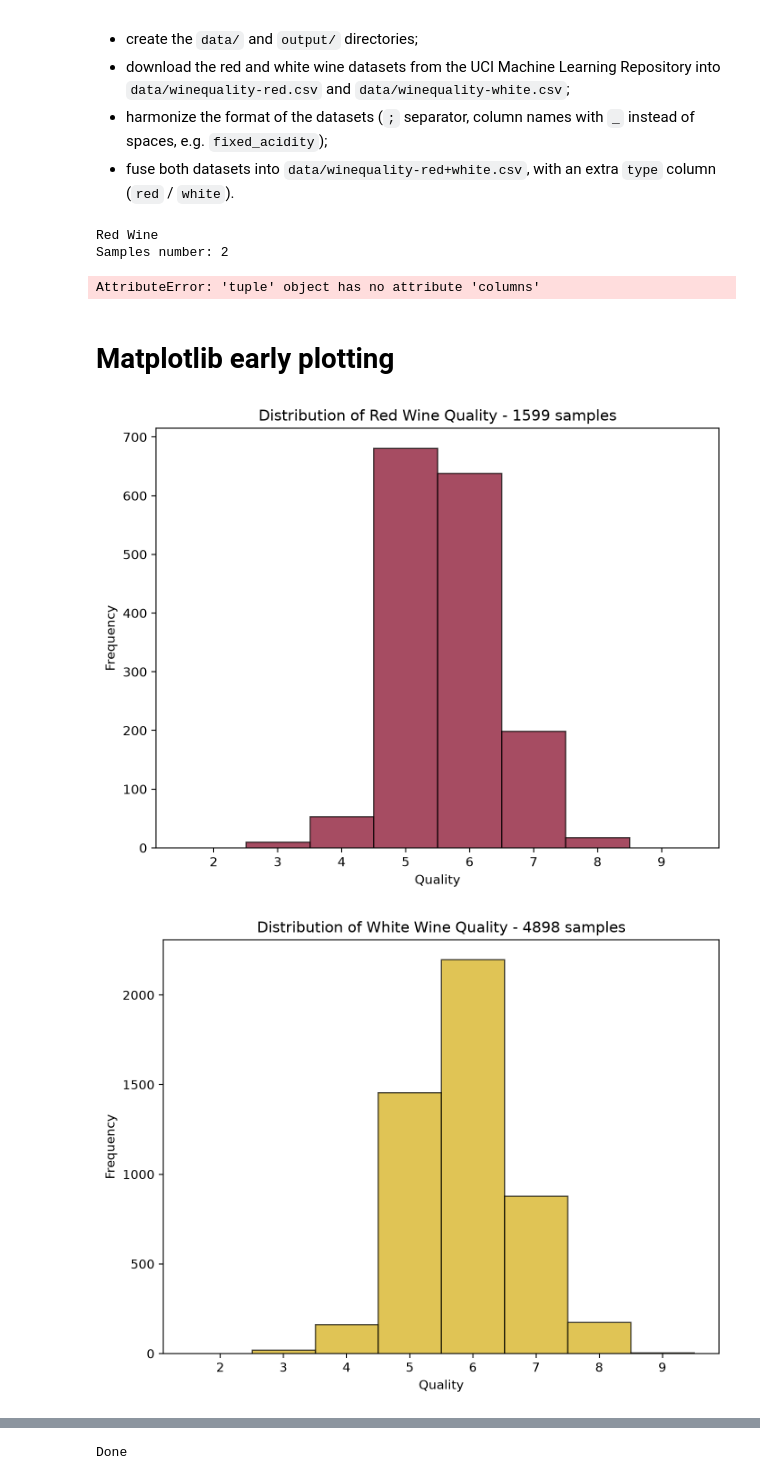
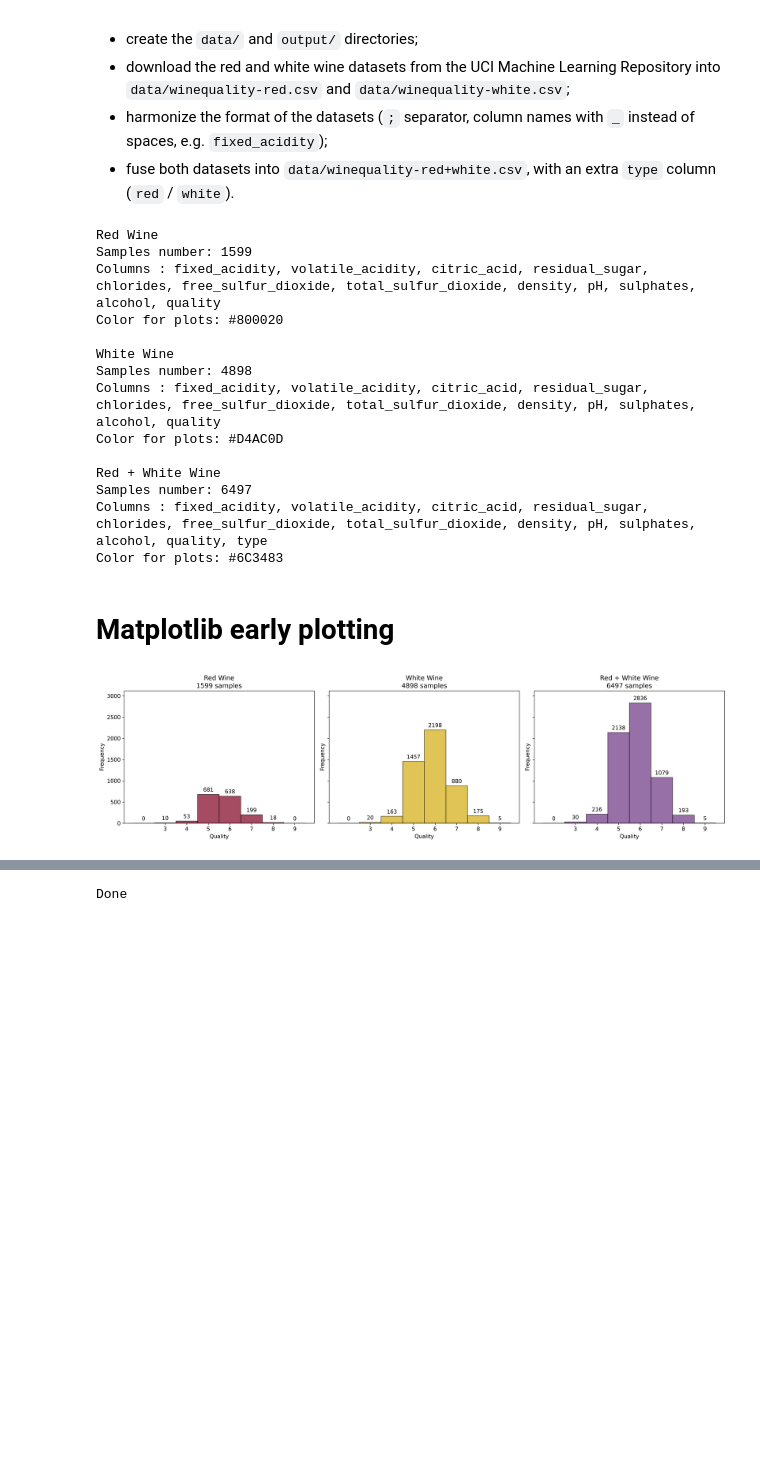
Before and after one commit to Alexandre-Mariotte/AM6020_SVM_Project, a Jupyter notebook: SVM_project.ipynb, the cells around one changed output, grey strips where cells are left out. Drawn from its saved outputs; the diff is of its cells as text; code cells hidden in the pictures; blank space fills up the shorter version.

Commit message:
histogram enhancement and matplot lib config

```diff
--- a/SVM_project.ipynb
+++ b/SVM_project.ipynb
@@ -168,27 +175,54 @@ datasets = {
     "Red + White Wine": (fused_wine_data, "#6C3483") # Violet
 }
 # %%
-for name, data in datasets.items():
+for name, (data, color) in datasets.items():
     print(f"{name}")
     print(f"Samples number: {len(data)}")
     print("Columns :", ", ".join(data.columns))
+    print(f"Color for plots: {color}")
+
     print()
 # %% [output]
 Red Wine
-Samples number: 2
+Samples number: 1599
+Columns : fixed_acidity, volatile_acidity, citric_acid, residual_sugar, chlorides, free_sulfur_dioxide, total_sulfur_dioxide, density, pH, sulphates, alcohol, quality
+Color for plots: #800020
+
+White Wine
+Samples number: 4898
+Columns : fixed_acidity, volatile_acidity, citric_acid, residual_sugar, chlorides, free_sulfur_dioxide, total_sulfur_dioxide, density, pH, sulphates, alcohol, quality
+Color for plots: #D4AC0D
+
+Red + White Wine
+Samples number: 6497
+Columns : fixed_acidity, volatile_acidity, citric_acid, residual_sugar, chlorides, free_sulfur_dioxide, total_sulfur_dioxide, density, pH, sulphates, alcohol, quality, type
+Color for plots: #6C3483
-AttributeError: 'tuple' object has no attribute 'columns'
 # %% [markdown]
 # Matplotlib early plotting
 # %%
-# red wine - plotting red wine data quality distribution
+fig, axes = plt.subplots(1, len(datasets), figsize=(18, 5), sharey=True)
 
-for name, (data, color) in datasets.items():
-    plt.figure(figsize=(8, 6))
-    plt.hist(data["quality"], bins=range(2, 11), align="left", alpha=0.7, edgecolor="black", color=color)
-    plt.xlabel("Quality")
-    plt.ylabel("Frequency")
-    plt.title(f"Distribution of {name} Quality - {len(data)} samples")
-    plt.show()
+for ax, (name, (data, color)) in zip(axes, datasets.items()):
+    _, _, bars = ax.hist(
+        data["quality"],
+        bins=np.arange(1.5, 10.5, 1),
+        alpha=0.7,
+        edgecolor="black",
+        color=color
+    )
+
+    ax.bar_label(bars, fmt="%d", padding=3)  # affiche le nombre au-dessus de chaque barre
+    ax.margins(y=0.1)                         # laisse de la place au-dessus de la plus haute barre
+
+    ax.set_xlabel("Quality")
+    ax.set_ylabel("Frequency")
+    ax.set_title(f"{name}\n{len(data)} samples")
+    ax.set_xticks(range(3, 10))
+
+plt.tight_layout()
+plt.show()
+
+# Save the figure
+#fig.savefig("output/quality_distributions_hist.png", dpi=600, bbox_inches="tight")
 # %% [output]
-[figure, old version]
+[figure, new version]
-[figure, removed]
```
Also changed, not shown: parts of 2 cells of this notebook.
